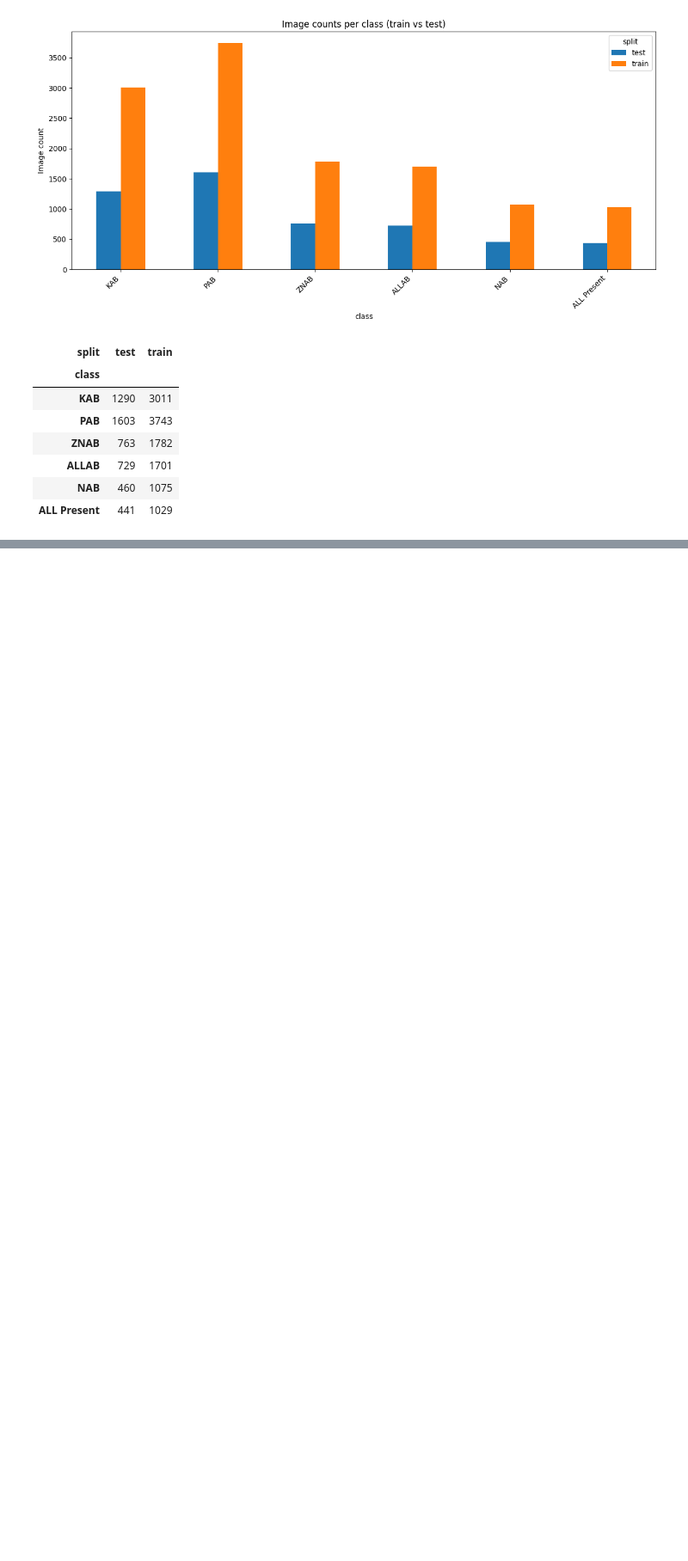
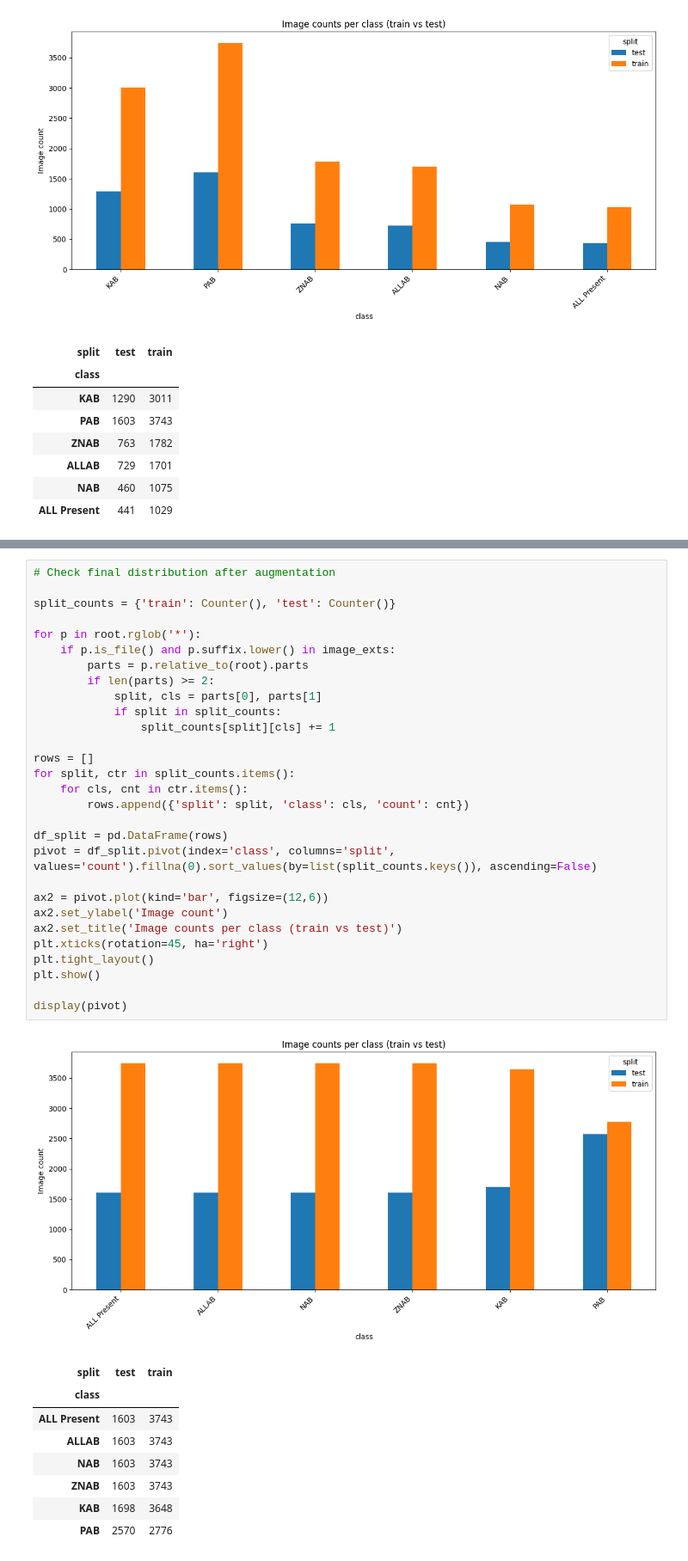
Before and after one commit to Ciampitti-Lab/HackIL, a Jupyter notebook: notebooks/image_data_analysis.ipynb, the cells around one changed output, grey strips where cells are left out. Shown at 86% size. Cells and saved outputs as stored; diff of their text form; blank space fills up the shorter version.

Commit message:
chore: renaming file and image data balanced

```diff
--- a/notebooks/modelTraining.ipynb
+++ b/notebooks/image_data_analysis.ipynb
@@ -167,0 +235,39 @@ display(pivot_new)
+# %%
+# Check final distribution after augmentation
+
+split_counts = {'train': Counter(), 'test': Counter()}
+
+for p in root.rglob('*'):
+    if p.is_file() and p.suffix.lower() in image_exts:
+        parts = p.relative_to(root).parts
+        if len(parts) >= 2:
+            split, cls = parts[0], parts[1]
+            if split in split_counts:
+                split_counts[split][cls] += 1
+
+rows = []
+for split, ctr in split_counts.items():
+    for cls, cnt in ctr.items():
+        rows.append({'split': split, 'class': cls, 'count': cnt})
+
+df_split = pd.DataFrame(rows)
+pivot = df_split.pivot(index='class', columns='split', values='count').fillna(0).sort_values(by=list(split_counts.keys()), ascending=False)
+
+ax2 = pivot.plot(kind='bar', figsize=(12,6))
+ax2.set_ylabel('Image count')
+ax2.set_title('Image counts per class (train vs test)')
+plt.xticks(rotation=45, ha='right')
+plt.tight_layout()
+plt.show()
+
+display(pivot)
+# %% [output]
+[figure, added]
+| split | test | train |
+| class |  |  |
+| ALL Present | 1603 | 3743 |
+| ALLAB | 1603 | 3743 |
+| NAB | 1603 | 3743 |
+| ZNAB | 1603 | 3743 |
+| KAB | 1698 | 3648 |
+| PAB | 2570 | 2776 |
```
Also changed, not shown: parts of 2 cells of this notebook.
